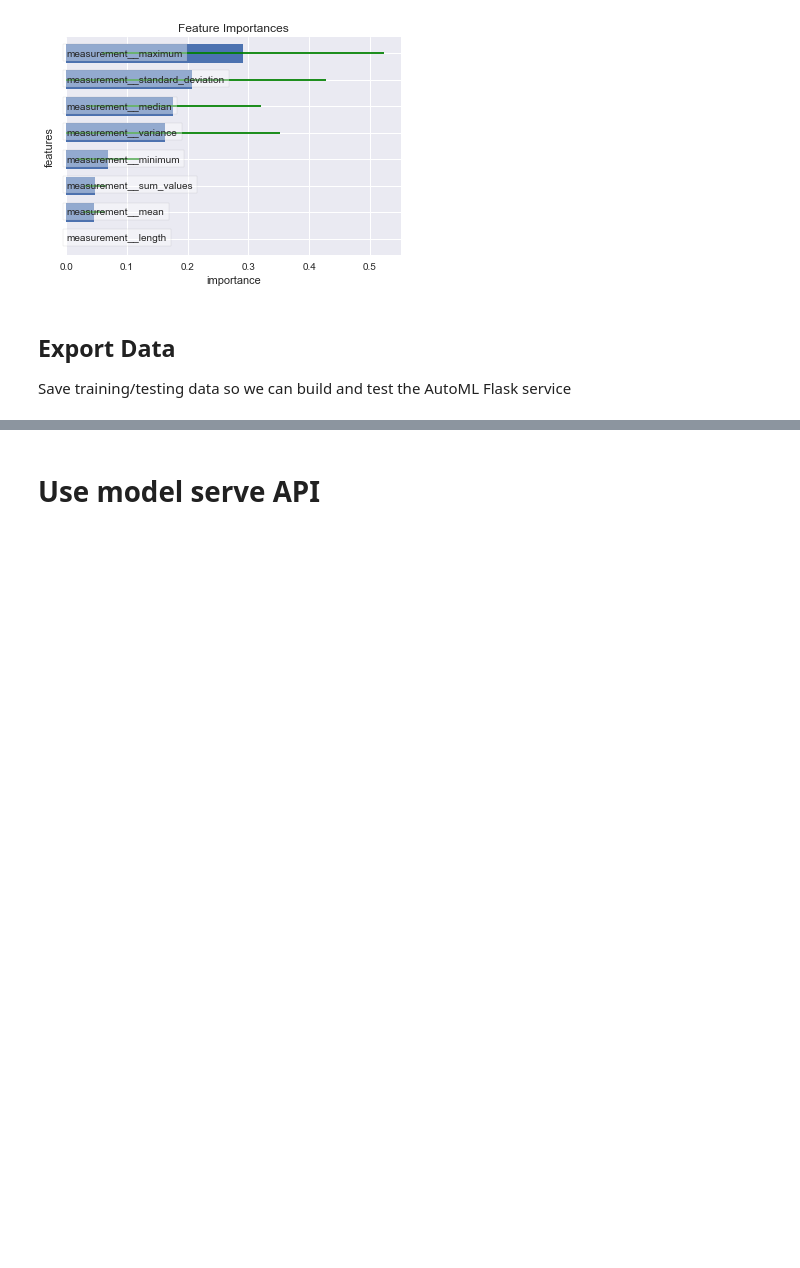
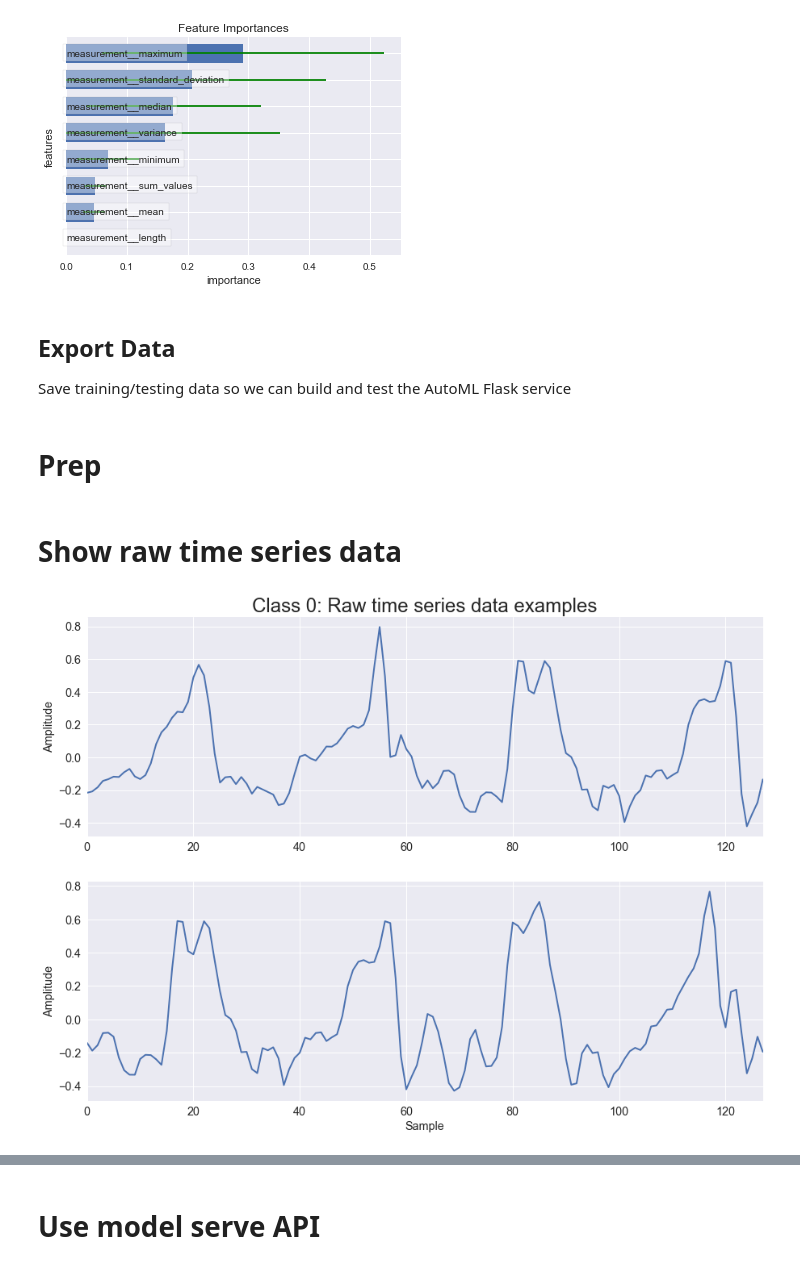
Before and after one commit to crawles/automl_service, a Jupyter notebook: modelling_and_usage.ipynb, the cells around one changed output, grey strips where cells are left out. Cells and saved outputs as stored; diff of their text form; code cells hidden in the pictures; blank space fills up the shorter version.

```diff
--- a/modelling_and_usage.ipynb
+++ b/modelling_and_usage.ipynb
@@ -167,3 +190,7 @@ data_train.to_json(os.path.join(output_dir, 'data_train.json'))
 data_test.to_json(os.path.join(output_dir, 'data_test.json'))
 label_train.to_json(os.path.join(output_dir, 'label_train.json'))
 label_test.to_json(os.path.join(output_dir, 'label_test.json'))
+# %%
+c = sns.color_palette()
+# %% [markdown]
+#  Prep
@@ -169,0 +205,8 @@ label_test.to_json(os.path.join(output_dir, 'label_test.json'))
+# %%
+params = {'legend.fontsize': 'x-large',
+          'figure.figsize': (15, 5),
+         'axes.labelsize': 'x-large',
+         'axes.titlesize':'x-large',
+         'xtick.labelsize':'x-large',
+         'ytick.labelsize':'x-large'}
+plt.rcParams.update(params)
@@ -169,0 +219,16 @@ label_test.to_json(os.path.join(output_dir, 'label_test.json'))
+# %% [markdown]
+# Show raw time series data
+# %%
+df = pd.read_json('data/data_train.json')
+df.index = df.index.astype(int)
+for i,(_,_df) in enumerate(df[df.example_id.isin([0, 1])].groupby('example_id')):
+    plt.figure()
+    _df.index = _df.index%128
+    _df.sort_index().measurement.plot(linewidth=2, color=c[0])
+    plt.ylabel('Amplitude')
+    if i==0:
+        plt.title('Class 0: Raw time series data examples', size=24)
+plt.xlabel('Sample');
+# %% [output]
+[figure, added]
+[figure, added]
```
Also changed, not shown: parts of 21 cells of this notebook, 4 other files.
